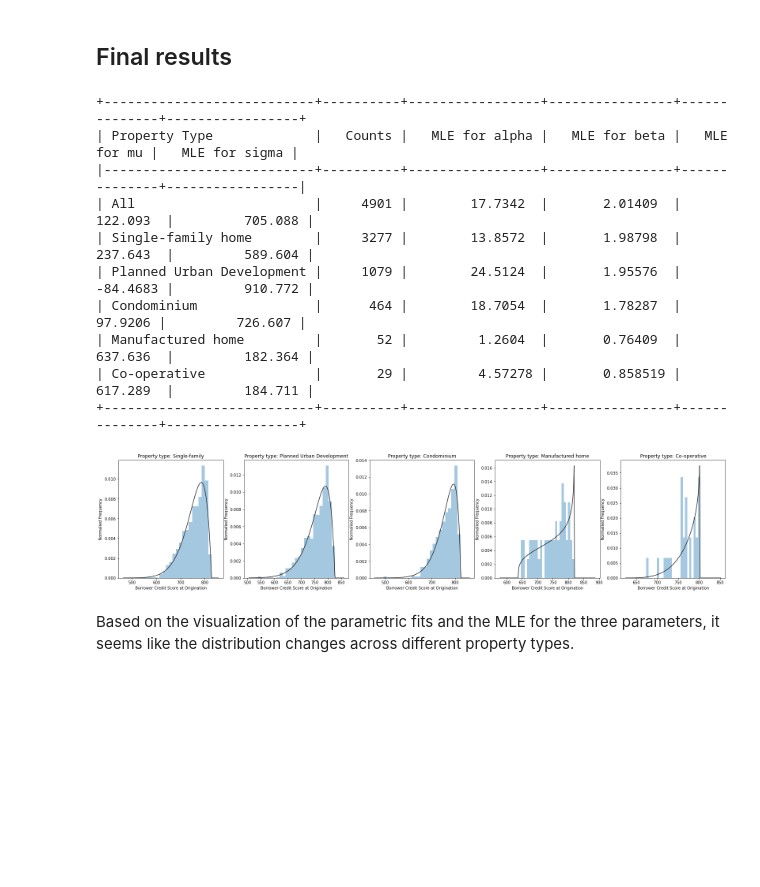
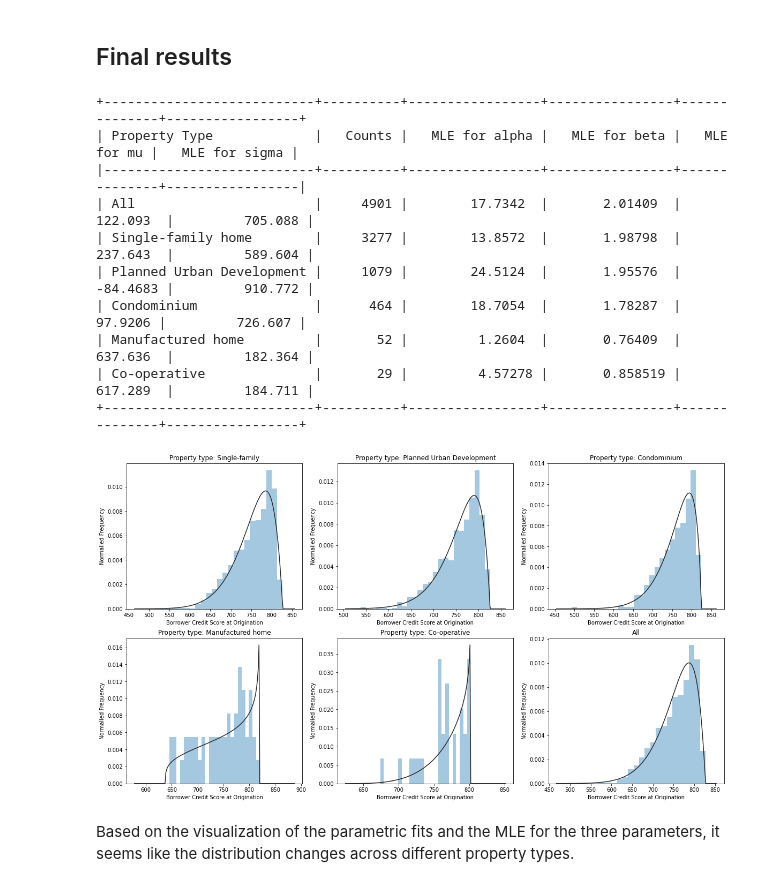
Before and after one commit to BohangWei/FDS-Final-Project, a Jupyter notebook: FinalProjectFall2021.ipynb, the cells around one changed output. Saved outputs shown, nothing was run; the diff lists cells and outputs as text; code cells hidden in the pictures; blank space fills up the shorter version.

Commit message:
change one plot

```diff
--- a/FinalProjectFall2021.ipynb
+++ b/FinalProjectFall2021.ipynb
@@ -794,32 +794,35 @@ beta_df = pd.DataFrame(beta_results)
 # %% [markdown]
 ## Final results
 # %%
-fig, axs = plt.subplots(1, 5, figsize=(27.5, 5.5))
-sns.distplot(X_SF ['CSCORE_B'], fit = scipy.stats.beta, bins = 25, kde = False, ax=axs[0])
-sns.distplot(X_PU ['CSCORE_B'], fit = scipy.stats.beta, bins = 25, kde = False, ax=axs[1])
-sns.distplot(X_CO ['CSCORE_B'], fit = scipy.stats.beta, bins = 25, kde = False, ax=axs[2])
-sns.distplot(X_MH ['CSCORE_B'], fit = scipy.stats.beta, bins = 25, kde = False, ax=axs[3])
-sns.distplot(X_CP ['CSCORE_B'], fit = scipy.stats.beta, bins = 25, kde = False, ax=axs[4])
+fig, axs = plt.subplots(2,3, figsize=(20, 11))
 
-axs[0].set(xlabel = "Borrower Credit Score at Origination", ylabel = "Normalied Frequency", title = "Property type: Single-family")
-axs[1].set(xlabel = "Borrower Credit Score at Origination", ylabel = "Normalied Frequency", title = "Property type: Planned Urban Development")
-axs[2].set(xlabel = "Borrower Credit Score at Origination", ylabel = "Normalied Frequency", title = "Property type: Condominium")
-axs[3].set(xlabel = "Borrower Credit Score at Origination", ylabel = "Normalied Frequency", title = "Property type: Manufactured home")
-axs[4].set(xlabel = "Borrower Credit Score at Origination", ylabel = "Normalied Frequency", title = "Property type: Co-operative")
+sns.distplot(X_SF ['CSCORE_B'], fit = scipy.stats.beta, bins = 25, kde = False, ax=axs[0,0])
+sns.distplot(X_PU ['CSCORE_B'], fit = scipy.stats.beta, bins = 25, kde = False, ax=axs[0,1])
+sns.distplot(X_CO ['CSCORE_B'], fit = scipy.stats.beta, bins = 25, kde = False, ax=axs[0,2])
+sns.distplot(X_MH ['CSCORE_B'], fit = scipy.stats.beta, bins = 25, kde = False, ax=axs[1,0])
+sns.distplot(X_CP ['CSCORE_B'], fit = scipy.stats.beta, bins = 25, kde = False, ax=axs[1,1])
+sns.distplot(X_filled ['CSCORE_B'], fit = scipy.stats.beta, bins = 25, kde = False, ax=axs[1,2])
+
+axs[0,0].set(xlabel = "Borrower Credit Score at Origination", ylabel = "Normalied Frequency", title = "Property type: Single-family")
+axs[0,1].set(xlabel = "Borrower Credit Score at Origination", ylabel = "Normalied Frequency", title = "Property type: Planned Urban Development")
+axs[0,2].set(xlabel = "Borrower Credit Score at Origination", ylabel = "Normalied Frequency", title = "Property type: Condominium")
+axs[1,0].set(xlabel = "Borrower Credit Score at Origination", ylabel = "Normalied Frequency", title = "Property type: Manufactured home")
+axs[1,1].set(xlabel = "Borrower Credit Score at Origination", ylabel = "Normalied Frequency", title = "Property type: Co-operative")
+axs[1,2].set(xlabel = "Borrower Credit Score at Origination", ylabel = "Normalied Frequency", title = "All")
 print(tabulate(beta_df, headers='keys', tablefmt='psql', showindex=False))
 #this table might be hard to read in the exported pdf, but in the Jupyter notebook the table looks quite nice
 # %% [output]
 +---------------------------+----------+-----------------+----------------+--------------+-----------------+
 | Property Type             |   Counts |   MLE for alpha |   MLE for beta |   MLE for mu |   MLE for sigma |
 |---------------------------+----------+-----------------+----------------+--------------+-----------------|
 | All                       |     4901 |        17.7342  |       2.01409  |     122.093  |         705.088 |
 | Single-family home        |     3277 |        13.8572  |       1.98798  |     237.643  |         589.604 |
 | Planned Urban Development |     1079 |        24.5124  |       1.95576  |     -84.4683 |         910.772 |
 | Condominium               |      464 |        18.7054  |       1.78287  |      97.9206 |         726.607 |
 | Manufactured home         |       52 |         1.2604  |       0.76409  |     637.636  |         182.364 |
 | Co-operative              |       29 |         4.57278 |       0.858519 |     617.289  |         184.711 |
 +---------------------------+----------+-----------------+----------------+--------------+-----------------+
-[figure, old version]
+[figure, new version]
 # %% [markdown]
 Based on the visualization of the parametric fits and the MLE for the three parameters, it seems like the distribution changes across different property types.
 # %% [markdown]
```
